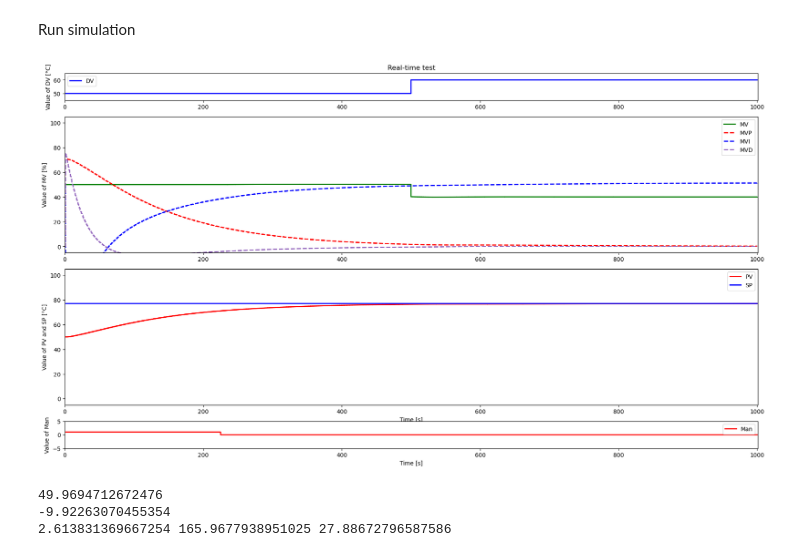
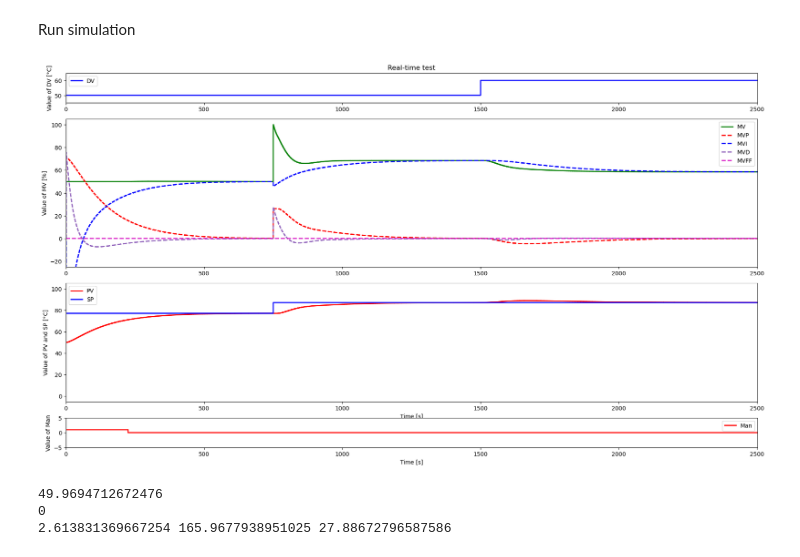
Before and after one commit to MSuiram/Labo_ControlTheory, a Jupyter notebook: Simulation_CLP_PID_FF.ipynb, the cells around one changed output. Cells and saved outputs as stored; diff of their text form; code cells hidden in the pictures.

```diff
--- a/Simulation_CLP_PID_FF.ipynb
+++ b/Simulation_CLP_PID_FF.ipynb
@@ -17,7 +17,7 @@ Set Graph
 Graph_after = True
 
 fig, (ax1, ax2, ax3, ax4) = plt.subplots(4,1, figsize=(15,9),
-                        gridspec_kw={'height_ratios': [1, 5, 5, 1]})
+                        gridspec_kw={'height_ratios': [1, 5, 4, 1]})
 fig.set_figheight(12)
 fig.set_figwidth(22)
 
@@ -30,6 +30,7 @@ l2, = ax2.step([0,1],[0,100],'g-',linewidth=2,label='MV',where='post')
 l6, = ax2.step([0,1],[0,100], color='r', linestyle='--', linewidth=2, label='MVP', where='post')
 l7, = ax2.step([0,1],[0,100], color='b', linestyle='--', linewidth=2, label='MVI', where='post')
 l8, = ax2.step([0,1],[0,100], color='#9467bd', linestyle='--', linewidth=2, label='MVD', where='post')
+l9, = ax2.step([0,1],[0,100], color="#d818c5", linestyle='--', linewidth=2, label='MVFF', where='post')
 ax2.set_ylabel('Value of MV [%]')
 ax2.legend(loc='best')
 
@@ -57,38 +58,40 @@ Scenario = 4
 # %% [markdown]
 Set list
 # %%
-TSim = 1000
+TSim = 2500
 Ts = 1
 N = int(TSim/Ts) + 1
+
+PV0 = 77
 
 # Path
 if Scenario == 1: # 1 - NO FF and Man
     FF = False
     MVFFPath = {0:0 , TSim: 0}
-    SPPath = {0: 77, TSim: 77}
-    DVPath = {0: 50, 500:60, TSim: 60}
+    SPPath = {0: PV0, 750:87, TSim: 87}
+    DVPath = {0: 50, 1500:60, TSim: 60}
     ManPath = {0: True, TSim:True}
     MVManPath = {0: 50, TSim: 50}
 
 elif Scenario == 2: # 2 - FF and Man
     FF = True
-    SPPath = {0: 77, TSim: 77}
-    DVPath = {0: 50, 500:60, TSim: 60}
+    SPPath = {0: PV0, 750:87, TSim: 87}
+    DVPath = {0: 50, 1500:60, TSim: 60}
     ManPath = {0: True, TSim:True}
     MVManPath = {0: 50, TSim: 50}
 
 elif Scenario == 3: # 3 - NO FF and NO Man
     FF = False
     MVFFPath = {0:0 , TSim: 0}
-    SPPath = {0: 77, TSim: 77}
-    DVPath = {0: 50, 500:60, TSim: 60}
+    SPPath = {0: PV0, 750:87, TSim: 87}
+    DVPath = {0: 50, 1500:60, TSim: 60}
     ManPath = {0: True,225:False, TSim:False}
     MVManPath = {0: 50, 225: 0 , TSim: 0}
 
 elif Scenario == 4: # 4 - FF and NO Man
     FF = True
-    SPPath = {0: 77, TSim: 77}
-    DVPath = {0: 50, 500:60, TSim: 60}
+    SPPath = {0: PV0, 750:87, TSim: 87}
+    DVPath = {0: 50, 1500:60, TSim: 60}
     ManPath = {0: True,225:False, TSim:False}
     MVManPath = {0: 50, 225: 0 , TSim: 0}
 
@@ -124,7 +127,6 @@ Man = []
 # Parameters
 DV0 = 50
 MV0 = 50
-PV0 = 77
 gamma = 0.9
 Kc = 0
 Ti = 0
@@ -190,6 +192,7 @@ for i in range(0,N):
         l6.set_data(t,MVP)
         l7.set_data(t,MVI)
         l8.set_data(t,MVD)
+        l9.set_data(t,MVFF)
 
         clear_output(wait=True)
 
@@ -200,38 +203,39 @@ for i in range(0,N):
 
         if i > 1:
             ax1.set_ylim(myRound(np.min(DV),5)-5, myRound(np.max(DV),5)+5)
-            ax2.set_ylim(-5, 105)
+            ax2.set_ylim(-25, 105)
             ax3.set_ylim(-5, 105)
             ax4.set_ylim(myRound(np.min(Man),5)-5, myRound(np.max(Man),5)+5)
 
         display(fig)
 
 if Graph_after == True:
     l1.set_data(t,DV)
     l2.set_data(t,MV)
     l3.set_data(t,PV)
     l4.set_data(t,SP)
     l5.set_data(t,Man)
     l6.set_data(t,MVP)
     l7.set_data(t,MVI)
     l8.set_data(t,MVD)
+    l9.set_data(t,MVFF)
 
     ax1.set_xlim(0, t[-1]+1)
     ax2.set_xlim(0, t[-1]+1)
     ax3.set_xlim(0, t[-1]+1)
     ax4.set_xlim(0, t[-1]+1)
 
     ax1.set_ylim(myRound(np.min(DV),5)-5, myRound(np.max(DV),5)+5)
-    ax2.set_ylim(-5, 105)
+    ax2.set_ylim(-25, 105)
     ax3.set_ylim(-5, 105)
     ax4.set_ylim(myRound(np.min(Man),5)-5, myRound(np.max(Man),5)+5)
 
     display(fig)
     print(PV[0])
     print(MVFF[500])
     print(Kc, Ti, Td)
 # %% [output]
-[figure, old version]
+[figure, new version]
 49.9694712672476
--9.92263070455354
+0
 2.613831369667254 165.9677938951025 27.88672796587586
```
Also changed, not shown: parts of 1 cell of this notebook, 1 other file.
